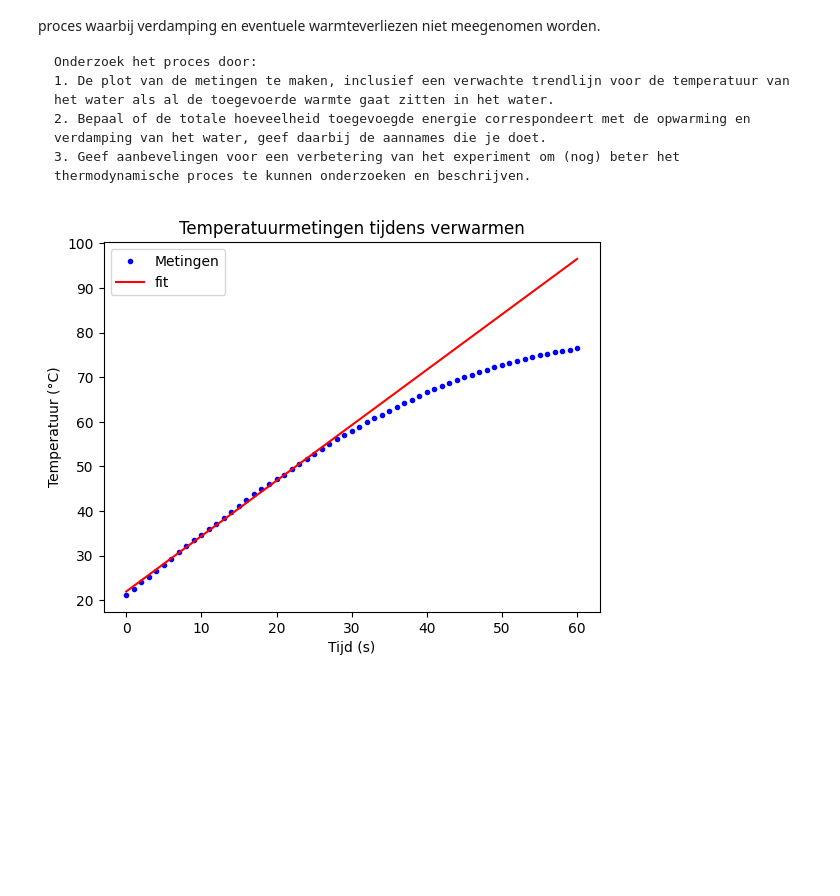
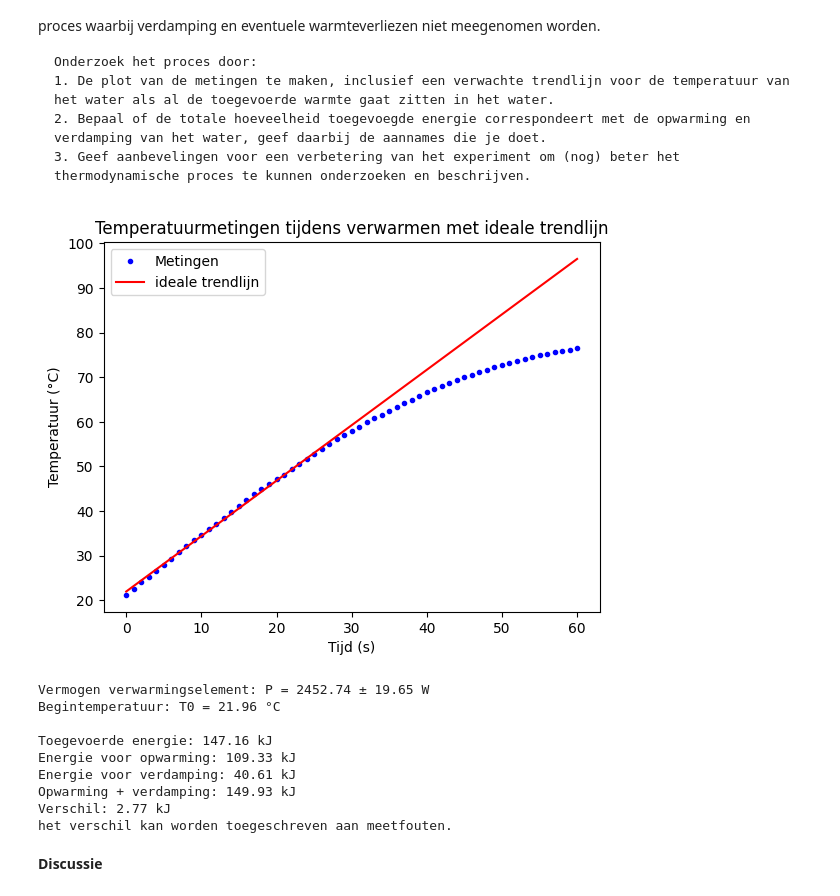
Before and after one commit to BNR33/001TASH, a Jupyter notebook: Content/Labs/4_Verdamping.ipynb, the cells around one changed output. Cells and saved outputs as stored; diff of their text form; code cells hidden in the pictures; blank space fills up the shorter version.

```diff
--- a/Content/Labs/4_Verdamping.ipynb
+++ b/Content/Labs/4_Verdamping.ipynb
@@ -36,33 +36,69 @@ m_maatbeker_water_eind = 1274.9 #g
 
 # berekenen van massa water en verdampte massa
 m_water_start = 1292.9 - 820.8 #g
 m_water_eind = 1274.9 - 820.8 #g
 m_verdamping = m_water_start - m_water_eind #g
 c_water = 4.18 #J/gK
 
 #formule soortlijke warmte
 # P = m*c*(dT/dt) => T(t) = (P/(m*c))*t + T0
 
 #definitie lineaire fit functie
 def lineaire_fit(t, P, T_0):
     return (P/(m_water_start*c_water))*t + T_0
 
 #selectie data voor lineaire fit (eerste 30 seconden)
 lim = tijd < 30
 
-#uitvoeren curve fit
+#uitvoeren curve fit voor ideale trendlijn
 popt, pcov = curve_fit(lineaire_fit, tijd[lim], Temp[lim])
 P_fit, T0_fit = popt
 P_err = np.sqrt(pcov[0,0])
 
 # plotten van de resultaten
 plt.figure()
 plt.plot(tijd, Temp, 'b.', label='Metingen')
 plt.plot(tijd, lineaire_fit(tijd, P_fit, T0_fit), 'r-', label='ideale trendlijn')
 plt.xlabel('Tijd (s)')
 plt.ylabel('Temperatuur (°C)')
-plt.title('Temperatuurmetingen tijdens verwarmen')
+plt.title('Temperatuurmetingen tijdens verwarmen met ideale trendlijn')
 plt.legend()
 plt.show()
+
+# resultaten weergeven
+print(f"Vermogen verwarmingselement: P = {P_fit:.2f} ± {P_err:.2f} W")
+print(f"Begintemperatuur: T0 = {T0_fit:.2f} °C")
+print()
+
+#aanname: alle toegevoerde warmte is gebruikt voor het verwarmen en verdampen van het water
+#berekening toegevoerde warmte energie
+Q_in = P_fit * tijd[-1] #Joule
+
+#berekening opgewarmde warmte energie van het water
+Delta_T = Temp.max() - Temp[0]
+Q_opw = m_water_start * c_water * Delta_T  # J
+
+#berekening verdampte warmte energie van het water
+L_v = 2256  # J/g
+Q_verd = m_verdamping * L_v  # J
+
+#weergave resultaten
+print(f"Toegevoerde energie: {Q_in/1000:.2f} kJ")
+print(f"Energie voor opwarming: {Q_opw/1000:.2f} kJ")
+print(f"Energie voor verdamping: {Q_verd/1000:.2f} kJ")
+print(f"Opwarming + verdamping: {(Q_opw+Q_verd)/1000:.2f} kJ")
+print(f"Verschil: {((Q_opw + Q_verd) - Q_in)/1000:.2f} kJ")
+print(f"het verschil kan worden toegeschreven aan meetfouten.")
 # %% [output]
-[figure, old version]
+[figure, new version]
+Vermogen verwarmingselement: P = 2452.74 ± 19.65 W
+Begintemperatuur: T0 = 21.96 °C
+
+Toegevoerde energie: 147.16 kJ
+Energie voor opwarming: 109.33 kJ
+Energie voor verdamping: 40.61 kJ
+Opwarming + verdamping: 149.93 kJ
+Verschil: 2.77 kJ
+het verschil kan worden toegeschreven aan meetfouten.
+# %% [markdown]
+**Discussie**
```
